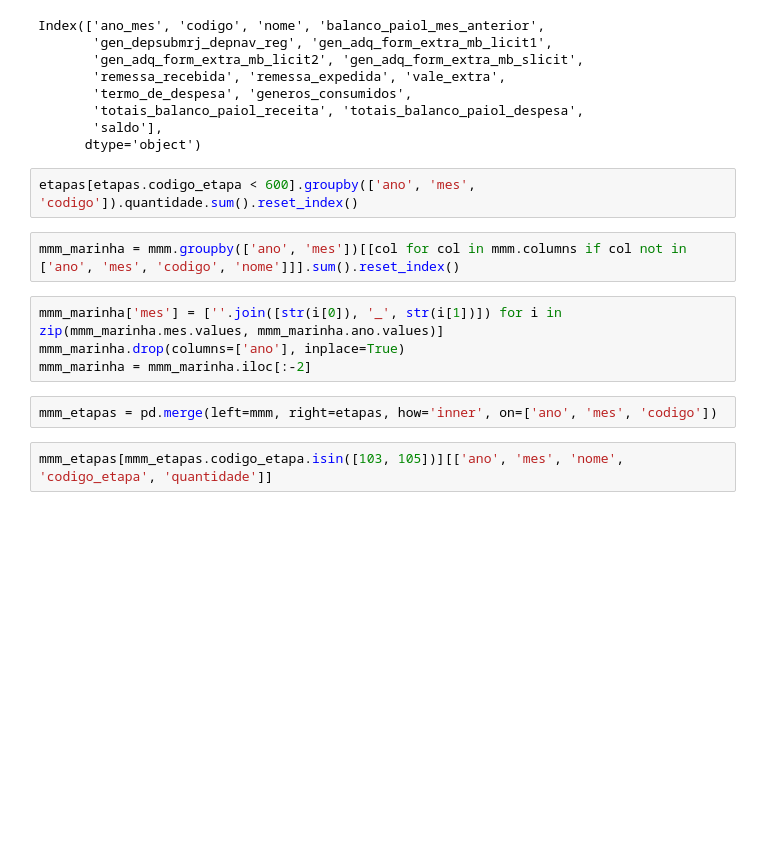
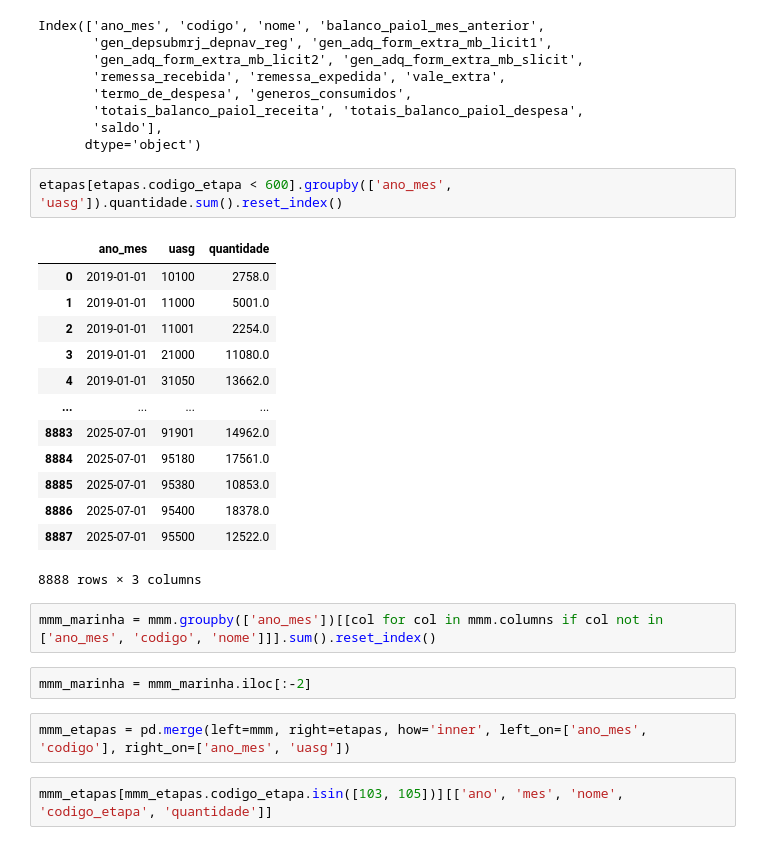
Before and after one commit to ffserro/MVP, a Jupyter notebook: mvp.ipynb, the cells around one changed output. Cells and saved outputs as stored; diff of their text form; blank space fills up the shorter version.

```diff
--- a/mvp.ipynb
+++ b/mvp.ipynb
@@ -163,15 +150,27 @@ Index(['ano_mes', 'codigo', 'nome', 'balanco_paiol_mes_anterior',
        'saldo'],
       dtype='object')
 # %%
-etapas[etapas.codigo_etapa < 600].groupby(['ano', 'mes', 'codigo']).quantidade.sum().reset_index()
+etapas[etapas.codigo_etapa < 600].groupby(['ano_mes', 'uasg']).quantidade.sum().reset_index()
+# %% [output]
+|  | ano_mes | uasg | quantidade |
+| 0 | 2019-01-01 | 10100 | 2758.0 |
+| 1 | 2019-01-01 | 11000 | 5001.0 |
+| 2 | 2019-01-01 | 11001 | 2254.0 |
+| 3 | 2019-01-01 | 21000 | 11080.0 |
+| 4 | 2019-01-01 | 31050 | 13662.0 |
+| ... | ... | ... | ... |
+| 8883 | 2025-07-01 | 91901 | 14962.0 |
+| 8884 | 2025-07-01 | 95180 | 17561.0 |
+| 8885 | 2025-07-01 | 95380 | 10853.0 |
+| 8886 | 2025-07-01 | 95400 | 18378.0 |
+| 8887 | 2025-07-01 | 95500 | 12522.0 |
+8888 rows × 3 columns
 # %%
-mmm_marinha = mmm.groupby(['ano', 'mes'])[[col for col in mmm.columns if col not in ['ano', 'mes', 'codigo', 'nome']]].sum().reset_index()
+mmm_marinha = mmm.groupby(['ano_mes'])[[col for col in mmm.columns if col not in ['ano_mes', 'codigo', 'nome']]].sum().reset_index()
 # %%
-mmm_marinha['mes'] = [''.join([str(i[0]), '_', str(i[1])]) for i in zip(mmm_marinha.mes.values, mmm_marinha.ano.values)]
-mmm_marinha.drop(columns=['ano'], inplace=True)
 mmm_marinha = mmm_marinha.iloc[:-2]
 # %%
-mmm_etapas = pd.merge(left=mmm, right=etapas, how='inner', on=['ano', 'mes', 'codigo'])
+mmm_etapas = pd.merge(left=mmm, right=etapas, how='inner', left_on=['ano_mes', 'codigo'], right_on=['ano_mes', 'uasg'])
 # %%
 mmm_etapas[mmm_etapas.codigo_etapa.isin([103, 105])][['ano', 'mes', 'nome', 'codigo_etapa', 'quantidade']]
 # %%
```
Also changed, not shown: parts of 34 cells of this notebook.
